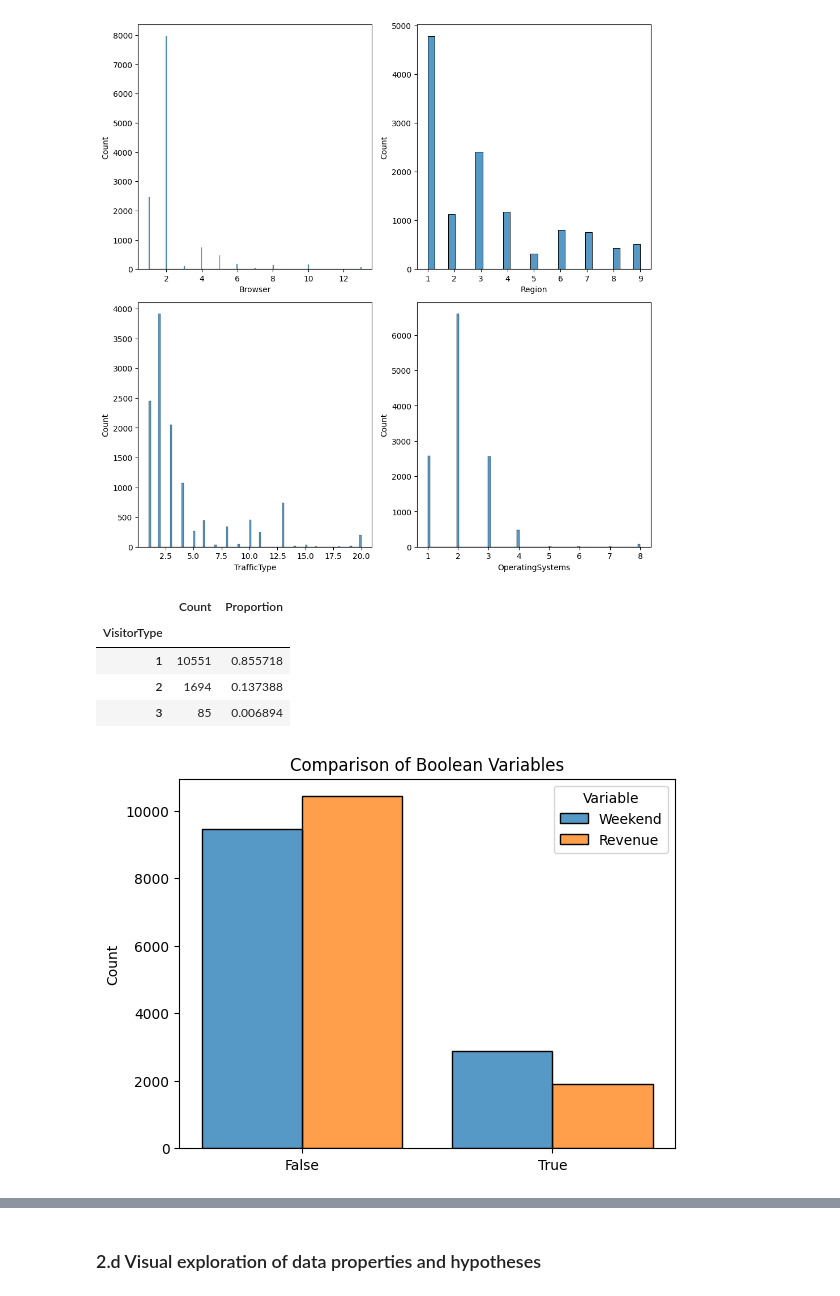
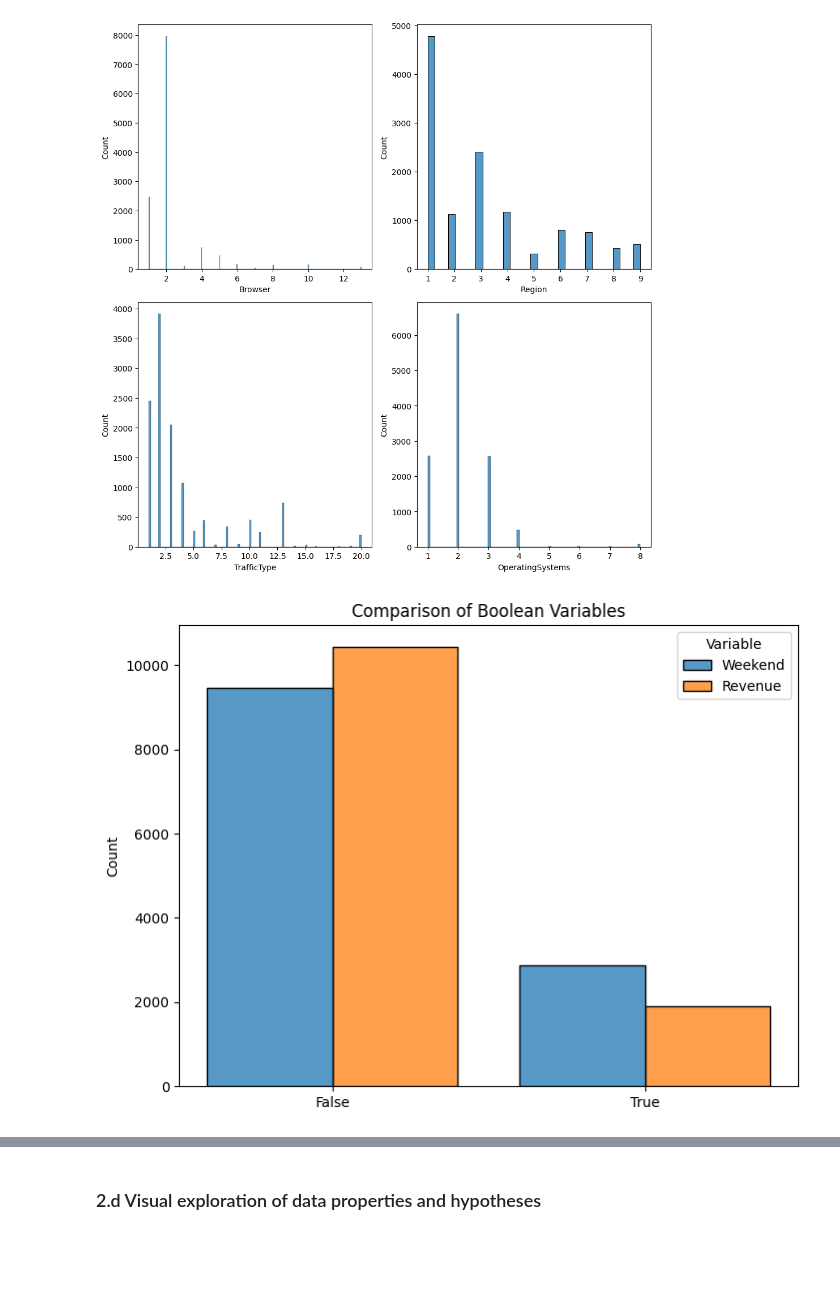
Before and after one commit to mzitad/shoppers_intention, a Jupyter notebook: Shoppers_intention.ipynb, the cells around one changed output, grey strips where cells are left out. Saved outputs shown, nothing was run; the diff lists cells and outputs as text; code cells hidden in the pictures; blank space fills up the shorter version.

```diff
--- a/Shoppers_intention.ipynb
+++ b/Shoppers_intention.ipynb
@@ -1462,57 +1580,43 @@ plt.show()
 # %% [output]
 [figure]
-# %%
-# VisitorType distribution
-
-visitortype_distribution_output = pd.concat(
-    [shopping_df["VisitorType"].value_counts(normalize=False),
-     shopping_df["VisitorType"].value_counts(normalize=True)],
-    axis=1,
-    keys=["Count", "Proportion"]))
-
-display(visitortype_distribution_output)
-## CONCLUSIONS
-# Even though the official provenance described the attribute as a two-class label, there are 85 "other" categories.
-# %% [output]
-|  | Count | Proportion |
-| VisitorType |  |  |
-| 1 | 10551 | 0.855718 |
-| 2 | 1694 | 0.137388 |
-| 3 | 85 | 0.006894 |
 # %%
-# Compare Weekend vs Revenue distributions (both boolean)
+# Compare binary attributes: Weekend vs Revenue distributions
+plt.figure(figsize=(8, 6))
 bool_long = shopping_df[['Weekend', 'Revenue']].melt(
     var_name='Variable', value_name='Boolean_Value'
 )
 bool_long['Boolean_Value'] = bool_long['Boolean_Value'].astype(int)
 
 ax = sns.histplot(
     data=bool_long,
     x='Boolean_Value',
     hue='Variable',
     multiple='dodge',
     shrink=0.8,
     discrete=True
 )
 
 # Refine the axis labels
 ax.set_xticks([0, 1])
 ax.set_xticklabels(['False', 'True'])
 ax.set_xlabel('')
 ax.set_title('Comparison of Boolean Variables')
 
 
 # Save the plot to figures/binary_distribution
 os.makedirs("figures", exist_ok=True)
 plt.savefig("figures/binary_distribution.png", dpi=150)
-binary_distribution_output ="figures/binary_distribution.png"
 plt.show()
 
 
-## CONCLUSION:
-# - Both Weekend and Revenue are boolean attributes. The Revenue attribute is highly imbalanced, with many more False than True values.
-# The Weekend attribute is close to its natural distribution, as 2/7 = 28.57% of a calendar year is weekend.
+
+## Conclusions:
+binary_distributions_output = "figures/binary_distribution.png"
+binary_distributions_comment = """
+Both Weekend and Revenue are binary attributes. The Revenue attribute is highly imbalanced, with many more False than True values.
+The Weekend attribute is close to its natural distribution, as 2/7 = 28.57% of a calendar year is weekend.
+"""
 # %% [output]
-[figure, old version]
+[figure, new version]
 # %%
 # Group by Month and calculate proportions of Weekend (True vs False)
```
Also changed, not shown: parts of 13 cells of this notebook.
